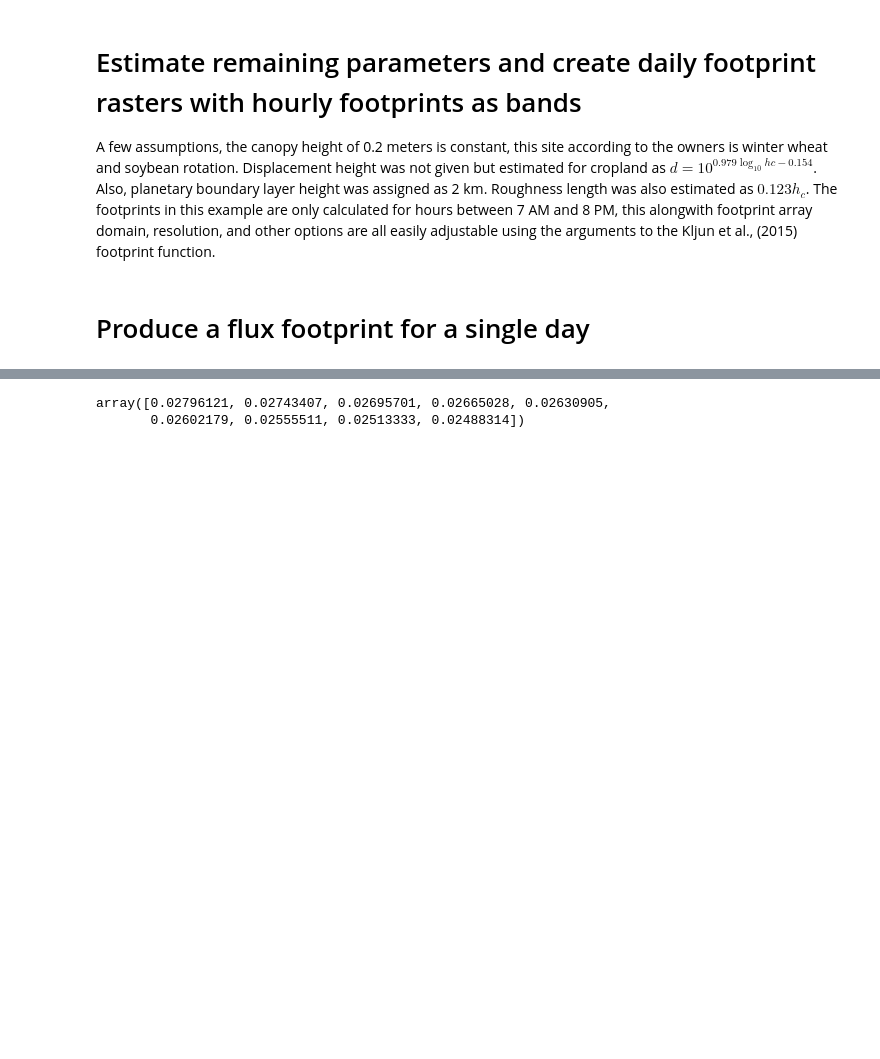
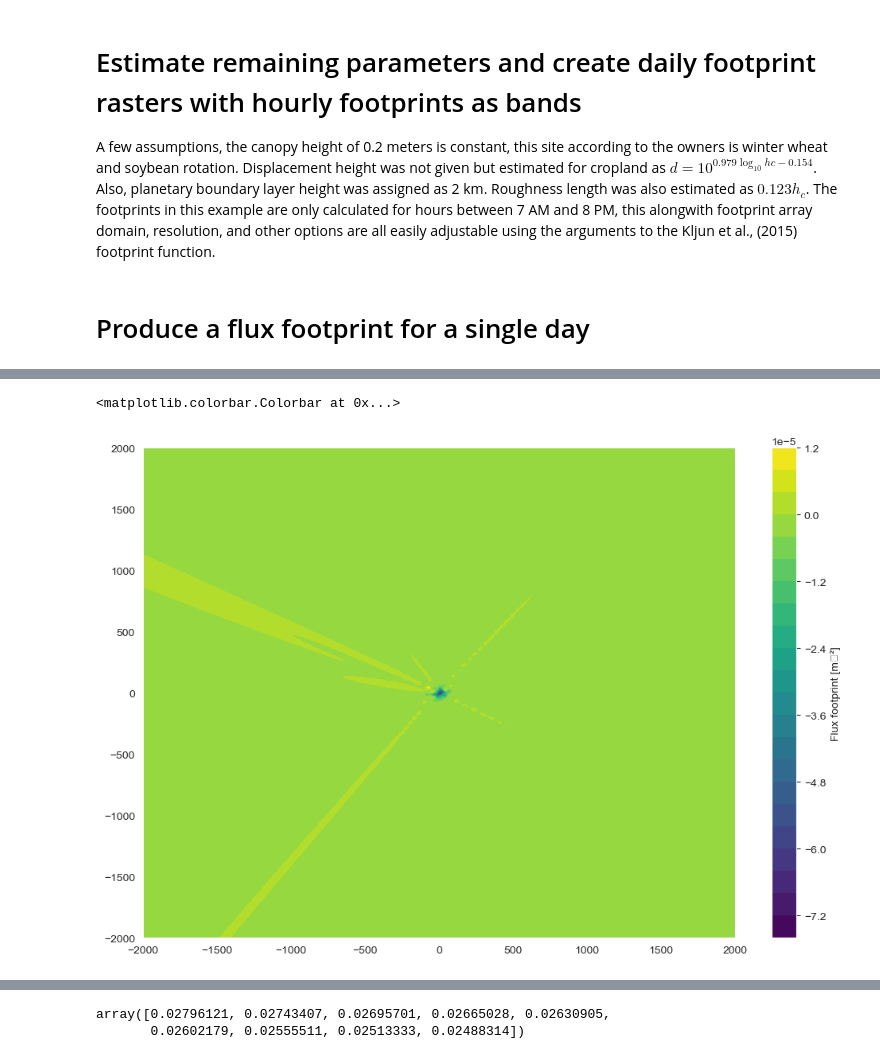
Before and after one commit to utah-geological-survey/MicroMet, a Jupyter notebook: Notebooks/example with flux-data-qaqc-test-new-code.ipynb, the cells around one changed output, grey strips where cells are left out. Cells and saved outputs as stored; diff of their text form; code cells hidden in the pictures; blank space fills up the shorter version.

```diff
--- a/Notebooks/example with flux-data-qaqc-test-new-code.ipynb
+++ b/Notebooks/example with flux-data-qaqc-test-new-code.ipynb
@@ -259,0 +292,17 @@ temp_ffp.fclim_2d.plot(x="x", y="y",xlim=[-10,200],ylim=[-50,50])
+# %%
+# Alternative: Linear scale plotting
+plt.figure(figsize=(12, 8))
+
+contourf = plt.contourf(
+    results.domain_x,
+    results.domain_y,
+    results.footprint_climatology,
+    levels=20,  # or specify explicit levels
+    cmap='viridis'
+)
+plt.colorbar(contourf, label='Flux footprint [m⁻²]')
+
+# Rest of plotting code remains the same...
+# %% [output]
+<matplotlib.colorbar.Colorbar at 0x...>
+[figure, added]
```
Also changed, not shown: parts of 8 cells of this notebook, 2 other files.
